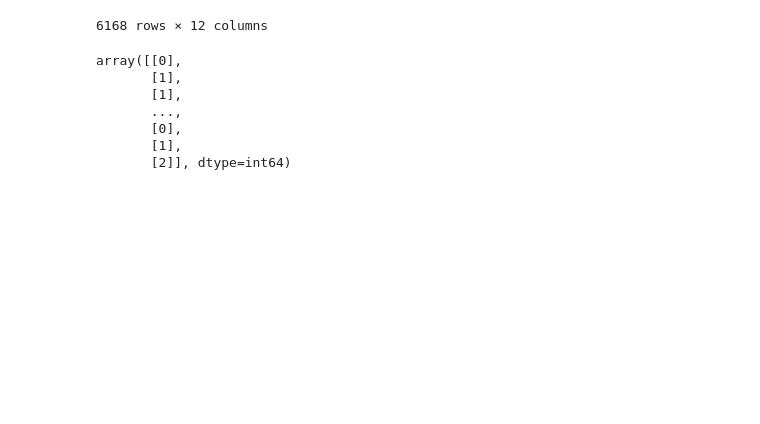
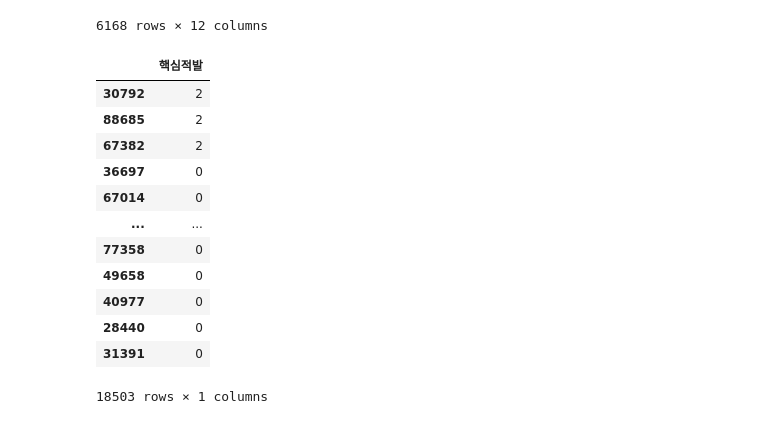
Before and after one commit to ahnsun98/WeHave5min, a Jupyter notebook: seoyeon/sy.ipynb, the cells around one changed output. Cells and saved outputs as stored; diff of their text form; code cells hidden in the pictures; blank space fills up the shorter version.

```diff
--- a/seoyeon/sy.ipynb
+++ b/seoyeon/sy.ipynb
@@ -218,16 +218,22 @@ X_test
 | 22483 | 29004606 | 20200309 | 40 | 87 | 21 | 18 | 15718.3 | 1.574912e+06 | 40 | 3070141 | ... |
 | 87010 | 19393071 | 20201111 | 30 | 91 | 21 | 14 | 38.4 | 2.090410e+04 | 40 | 8011138 | ... |
 6168 rows × 12 columns
-# %%
-y
-# %% [output]
-array([[0],
-       [1],
-       [1],
-       ...,
-       [0],
-       [1],
-       [2]], dtype=int64)
+# %%
+y_train
+# %% [output]
+|  | 핵심적발 |
+| 30792 | 2 |
+| 88685 | 2 |
+| 67382 | 2 |
+| 36697 | 0 |
+| 67014 | 0 |
+| ... | ... |
+| 77358 | 0 |
+| 49658 | 0 |
+| 40977 | 0 |
+| 28440 | 0 |
+| 31391 | 0 |
+18503 rows × 1 columns
 # %%
 # forest = RandomForestClassifier(n_estimators=3, random_state=1)
 # forest.fit(X_train, y_train)
```
Also changed, not shown: parts of 6 cells of this notebook, 1 other file.
